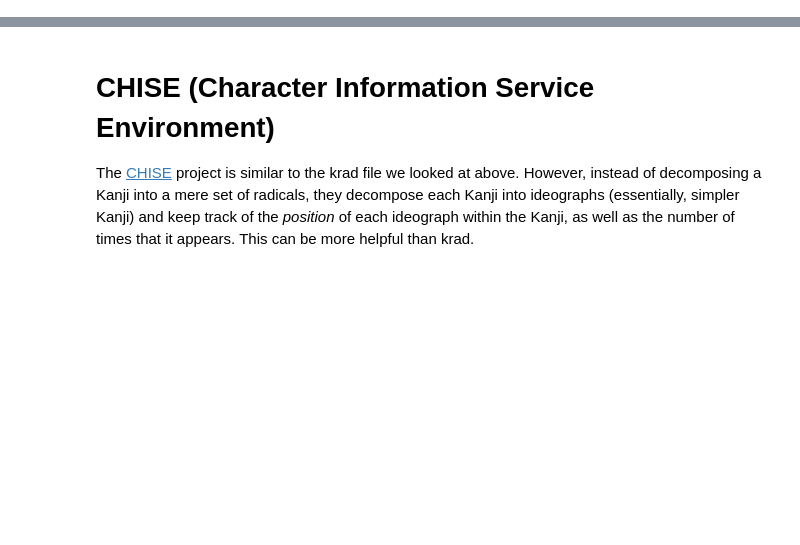
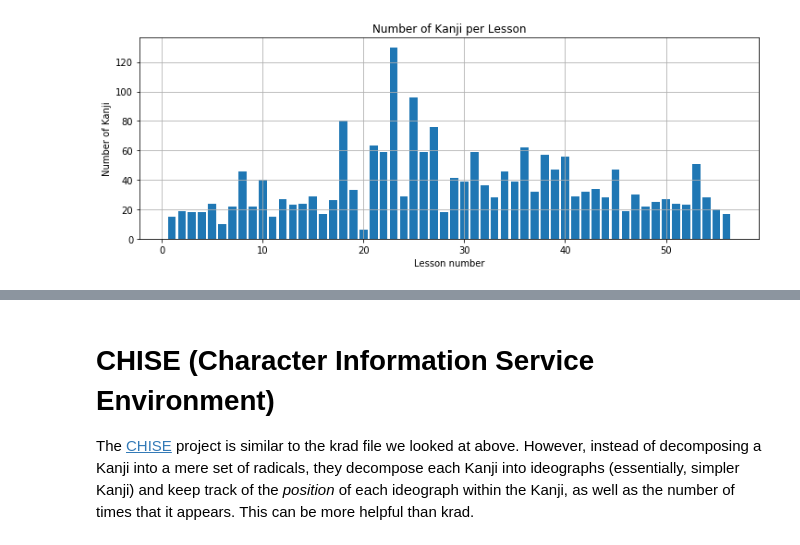
Before and after one commit to mpenkov/nihongo, a Jupyter notebook: resources.ipynb, the cells around one changed output, grey strips where cells are left out. Saved outputs shown, nothing was run; the diff lists cells and outputs as text; code cells hidden in the pictures; blank space fills up the shorter version.

```diff
--- a/resources.ipynb
+++ b/resources.ipynb
@@ -0,0 +126,16 @@
+# %%
+import collections
+
+kanji_per_lesson = collections.defaultdict(int)
+for kanji in heisig:
+    kanji_per_lesson[int(kanji['lessonnumber'])] += 1
+x = sorted(kanji_per_lesson.keys())
+y = [kanji_per_lesson[xx] for xx in x]
+plt.figure(figsize=(12, 4))
+plt.bar(x, y)
+plt.grid()
+plt.xlabel('Lesson number')
+plt.ylabel('Number of Kanji')
+plt.title('Number of Kanji per Lesson');
+# %% [output]
+[figure, added]
```
Also changed, not shown: parts of 91 cells of this notebook.
